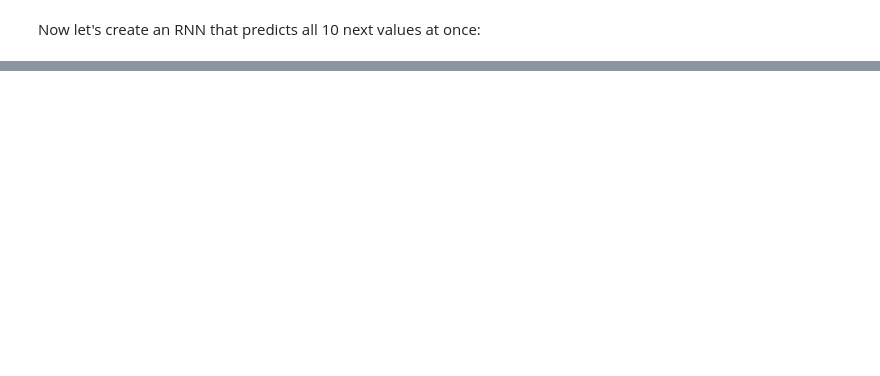
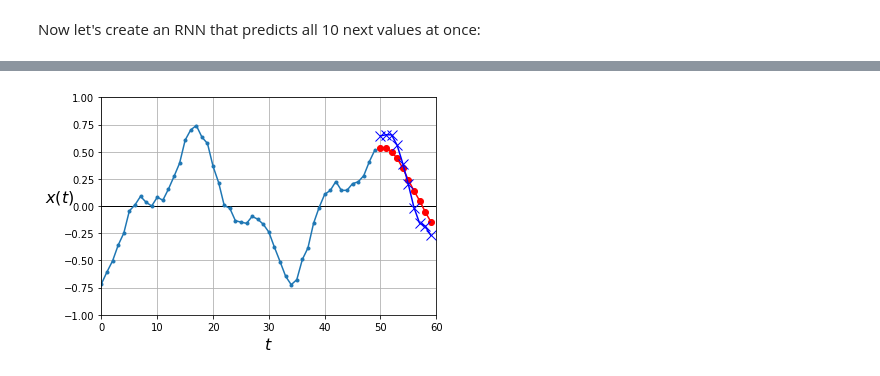
Before and after one commit to cloudxlab/ml, a Jupyter notebook: deep_learning/rnn_keras.ipynb, the cells around one changed output, grey strips where cells are left out. Drawn from its saved outputs; the diff is of its cells as text; code cells hidden in the pictures; blank space fills up the shorter version.

Commit message:
The RNN using tensorflow keras.

```diff
--- a/deep_learning/rnn_keras.ipynb
+++ b/deep_learning/rnn_keras.ipynb
@@ -282,0 +311,16 @@ NameError: name 'plot_multiple_forecasts' is not defined
+# %%
+np.random.seed(42)
+tf.set_random_seed(42)
+
+model = keras.models.Sequential([
+    keras.layers.LSTM(20, return_sequences=True, input_shape=[None, 1]),
+#     keras.layers.BatchNaormalization(),
+    keras.layers.LSTM(20, return_sequences=True),
+#     keras.layers.BatchNormalization(),
+    keras.layers.TimeDistributed(keras.layers.Dense(1)),
+    keras.layers.Lambda(lambda Y_pred: Y_pred[:, -10:])
+])
+
+model.compile(loss="mse", optimizer="adam")
+history = model.fit(X_train, Y_train, epochs=20,
+                    validation_data=(X_valid, Y_valid))
@@ -282,0 +345,11 @@ NameError: name 'plot_multiple_forecasts' is not defined
+# %%
+np.random.seed(43)
+
+series = generate_time_series(1, 50 + 10)
+X_new, Y_new = series[:, :50, :], series[:, -10:, :]
+Y_pred = model.predict(X_new)[:, -10:, :]
+# %%
+plot_multiple_forecasts(X_new, Y_new, Y_pred)
+plt.show()
+# %% [output]
+[figure, added]
```
Also changed, not shown: parts of 21 cells of this notebook.
